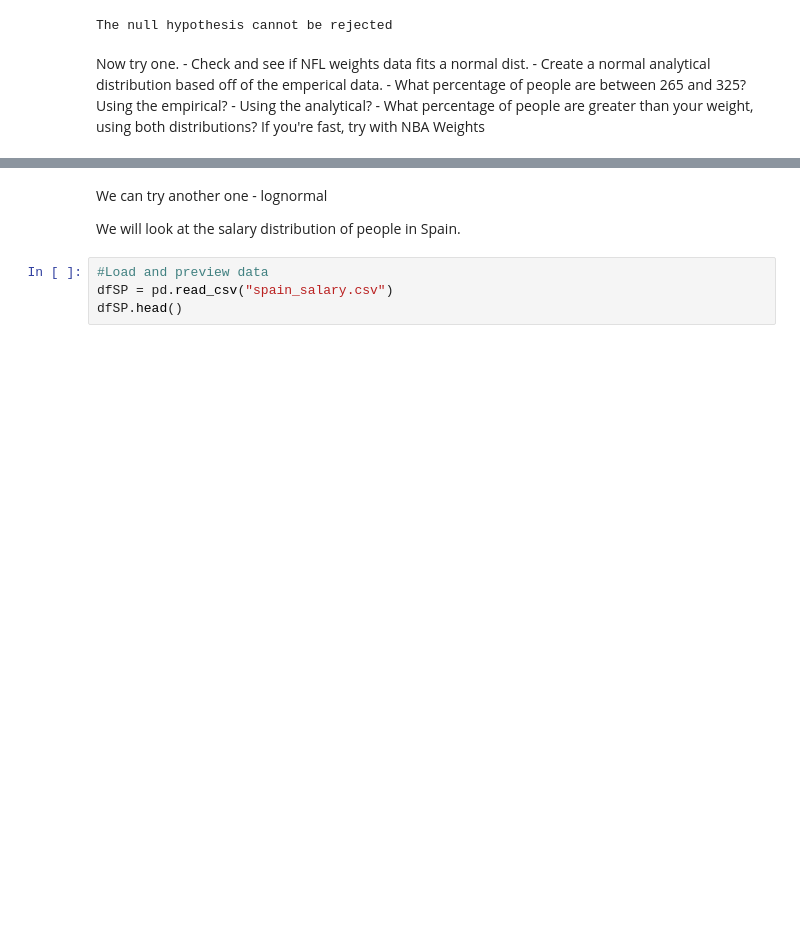
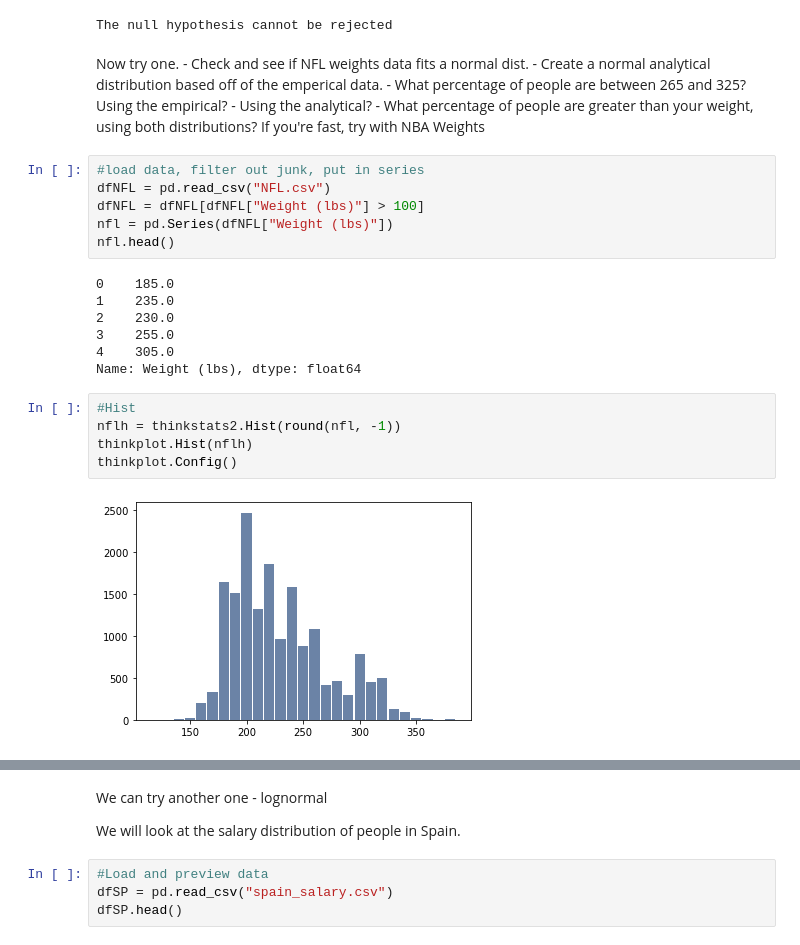
Before and after one commit to Soniyasunny1/BasicClassExamples, a Jupyter notebook: 007_Analytical_Dist.ipynb, the cells around one changed output, grey strips where cells are left out. Saved outputs shown, nothing was run; the diff lists cells and outputs as text; blank space fills up the shorter version.

```diff
--- a/007_Analytical_Dist.ipynb
+++ b/007_Analytical_Dist.ipynb
@@ -115,3 +121,23 @@ Now try one.
     - Using the analytical?
     - What percentage of people are greater than your weight, using both distributions?
 If you're fast, try with NBA Weights
+# %%
+#load data, filter out junk, put in series
+dfNFL = pd.read_csv("NFL.csv")
+dfNFL = dfNFL[dfNFL["Weight (lbs)"] > 100]
+nfl = pd.Series(dfNFL["Weight (lbs)"])
+nfl.head()
+# %% [output]
+0    185.0
+1    235.0
+2    230.0
+3    255.0
+4    305.0
+Name: Weight (lbs), dtype: float64
+# %%
+#Hist
+nflh = thinkstats2.Hist(round(nfl, -1))
+thinkplot.Hist(nflh)
+thinkplot.Config()
+# %% [output]
+[figure, added]
```
Also changed, not shown: parts of 17 cells of this notebook, 1 other file.
